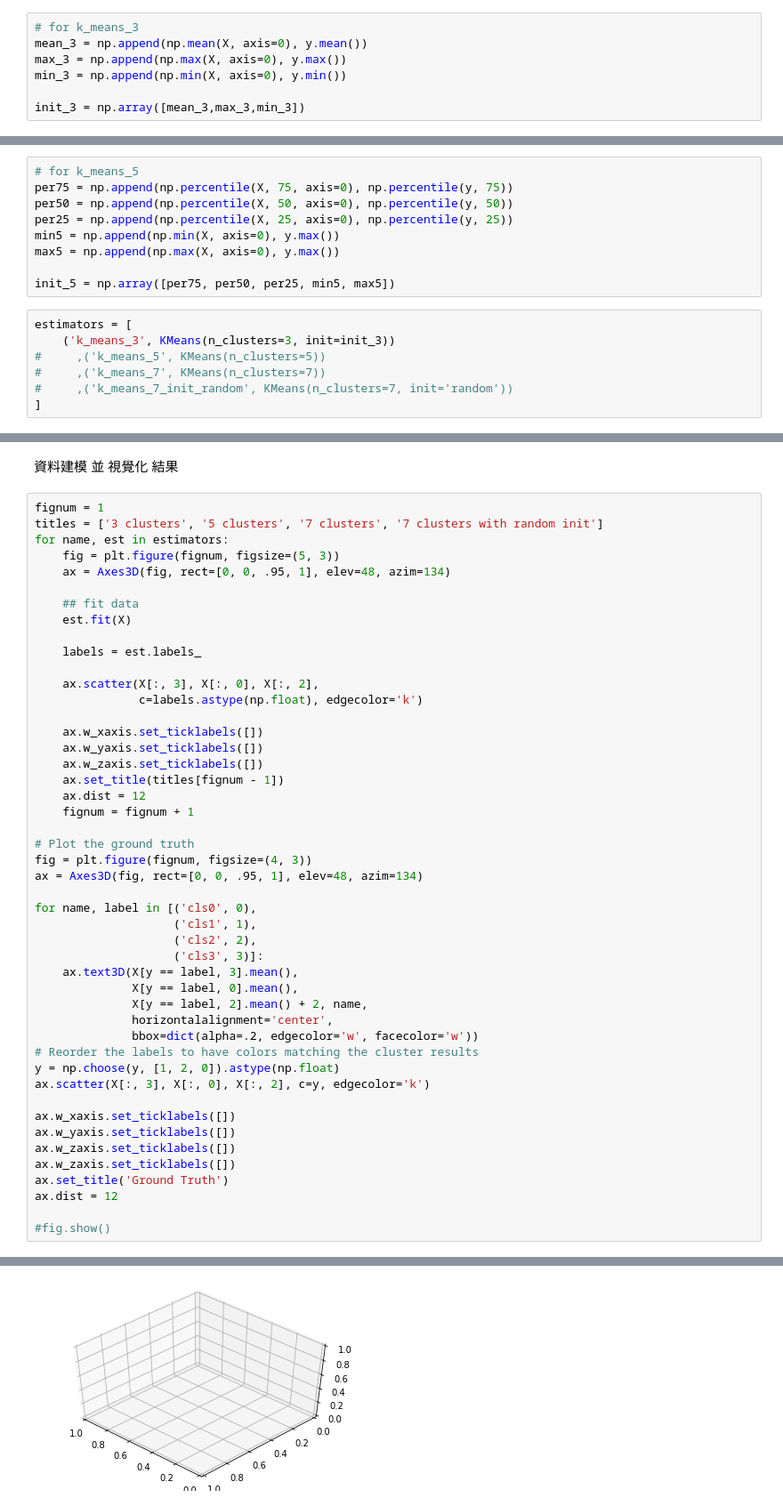
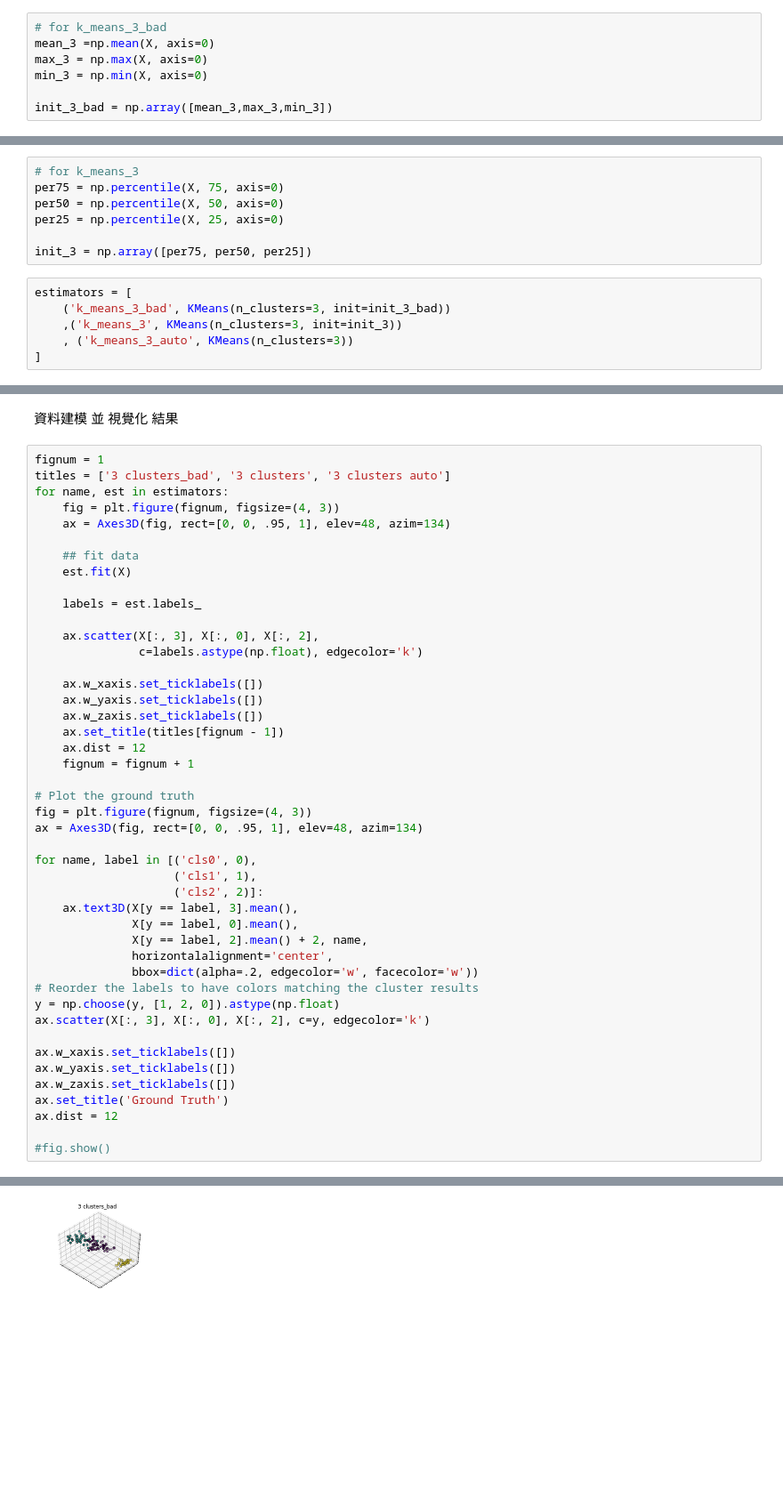
Before and after one commit to tingyenhsu/2nd-ML100Days, a Jupyter notebook: homework/Day_055_HW.ipynb, the cells around one changed output, grey strips where cells are left out. Shown: that part at 89% size. Saved outputs shown, nothing was run; the diff lists cells and outputs as text; blank space fills up the shorter version.

```diff
--- a/homework/Day_055_HW.ipynb
+++ b/homework/Day_055_HW.ipynb
@@ -29,9 +33,9 @@ np.random.seed(5)
 - 實驗測試不同的初始值
 - 呈現結果
 # %%
-# for k_means_3
-mean_3 = np.append(np.mean(X, axis=0), y.mean())
-max_3 = np.append(np.max(X, axis=0), y.max())
-min_3 = np.append(np.min(X, axis=0), y.min())
+# for k_means_3_bad
+mean_3 =np.mean(X, axis=0)
+max_3 = np.max(X, axis=0)
+min_3 = np.min(X, axis=0)
 
-init_3 = np.array([mean_3,max_3,min_3])
+init_3_bad = np.array([mean_3,max_3,min_3])
@@ -38,18 +46,15 @@ init_3 = np.array([mean_3,max_3,min_3])
 # %%
-# for k_means_5
-per75 = np.append(np.percentile(X, 75, axis=0), np.percentile(y, 75))
-per50 = np.append(np.percentile(X, 50, axis=0), np.percentile(y, 50))
-per25 = np.append(np.percentile(X, 25, axis=0), np.percentile(y, 25))
-min5 = np.append(np.min(X, axis=0), y.max())
-max5 = np.append(np.max(X, axis=0), y.max())
+# for k_means_3
+per75 = np.percentile(X, 75, axis=0)
+per50 = np.percentile(X, 50, axis=0)
+per25 = np.percentile(X, 25, axis=0)
 
-init_5 = np.array([per75, per50, per25, min5, max5])
+init_3 = np.array([per75, per50, per25])
 # %%
 estimators = [
-    ('k_means_3', KMeans(n_clusters=3, init=init_3))
-#     ,('k_means_5', KMeans(n_clusters=5))
-#     ,('k_means_7', KMeans(n_clusters=7))
-#     ,('k_means_7_init_random', KMeans(n_clusters=7, init='random'))
+    ('k_means_3_bad', KMeans(n_clusters=3, init=init_3_bad))
+    ,('k_means_3', KMeans(n_clusters=3, init=init_3))
+    , ('k_means_3_auto', KMeans(n_clusters=3))
 ]
 # %%
 for name, estimator in estimators:
@@ -65,9 +79,9 @@ KMeans(algorithm='auto', copy_x=True,
 資料建模 並 視覺化 結果
 # %%
 fignum = 1
-titles = ['3 clusters', '5 clusters', '7 clusters', '7 clusters with random init']
+titles = ['3 clusters_bad', '3 clusters', '3 clusters auto']
 for name, est in estimators:
-    fig = plt.figure(fignum, figsize=(5, 3))
+    fig = plt.figure(fignum, figsize=(4, 3))
     ax = Axes3D(fig, rect=[0, 0, .95, 1], elev=48, azim=134)
 
     ## fit data
@@ -91,8 +105,7 @@ ax = Axes3D(fig, rect=[0, 0, .95, 1], elev=48, azim=134)
 
 for name, label in [('cls0', 0),
                     ('cls1', 1),
-                    ('cls2', 2),
-                    ('cls3', 3)]:
+                    ('cls2', 2)]:
     ax.text3D(X[y == label, 3].mean(),
               X[y == label, 0].mean(),
               X[y == label, 2].mean() + 2, name,
@@ -105,7 +118,6 @@ ax.scatter(X[:, 3], X[:, 0], X[:, 2], c=y, edgecolor='k')
 ax.w_xaxis.set_ticklabels([])
 ax.w_yaxis.set_ticklabels([])
 ax.w_zaxis.set_ticklabels([])
-ax.w_zaxis.set_ticklabels([])
 ax.set_title('Ground Truth')
 ax.dist = 12
 
@@ -115 +126 @@ ValueError: The number of features of the initial centers 5 does not match the n
-[figure, old version]
+[figure, new version]
```
Also changed, not shown: parts of 4 cells of this notebook.
